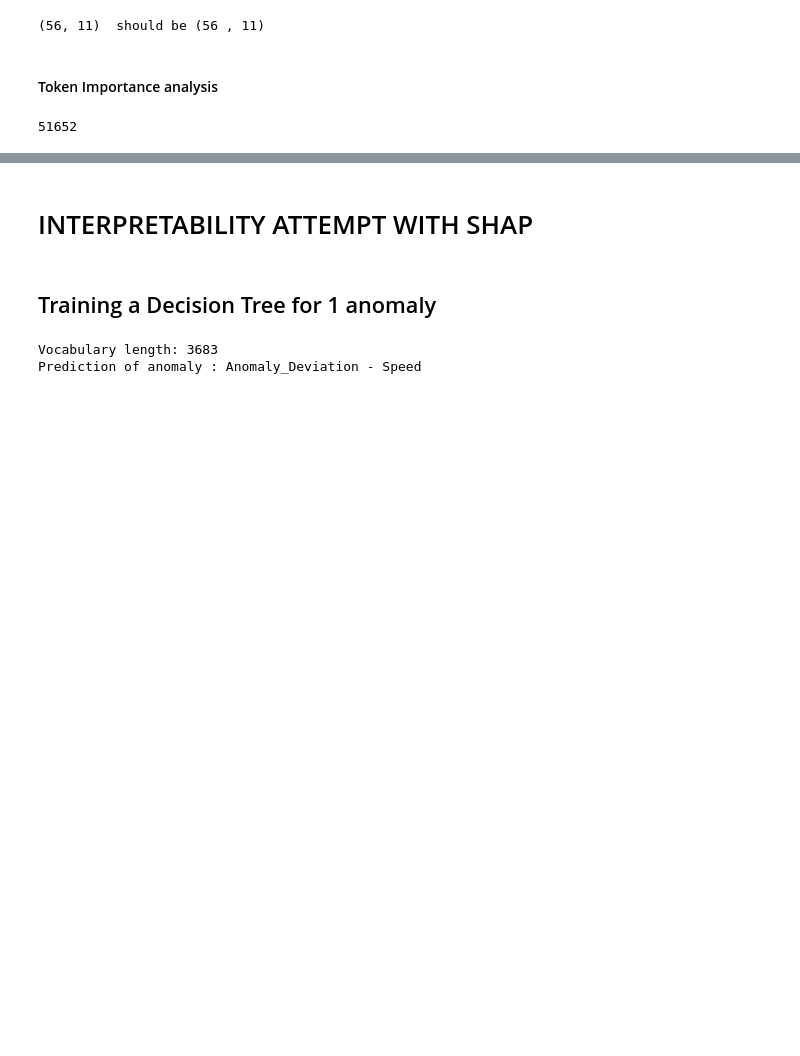
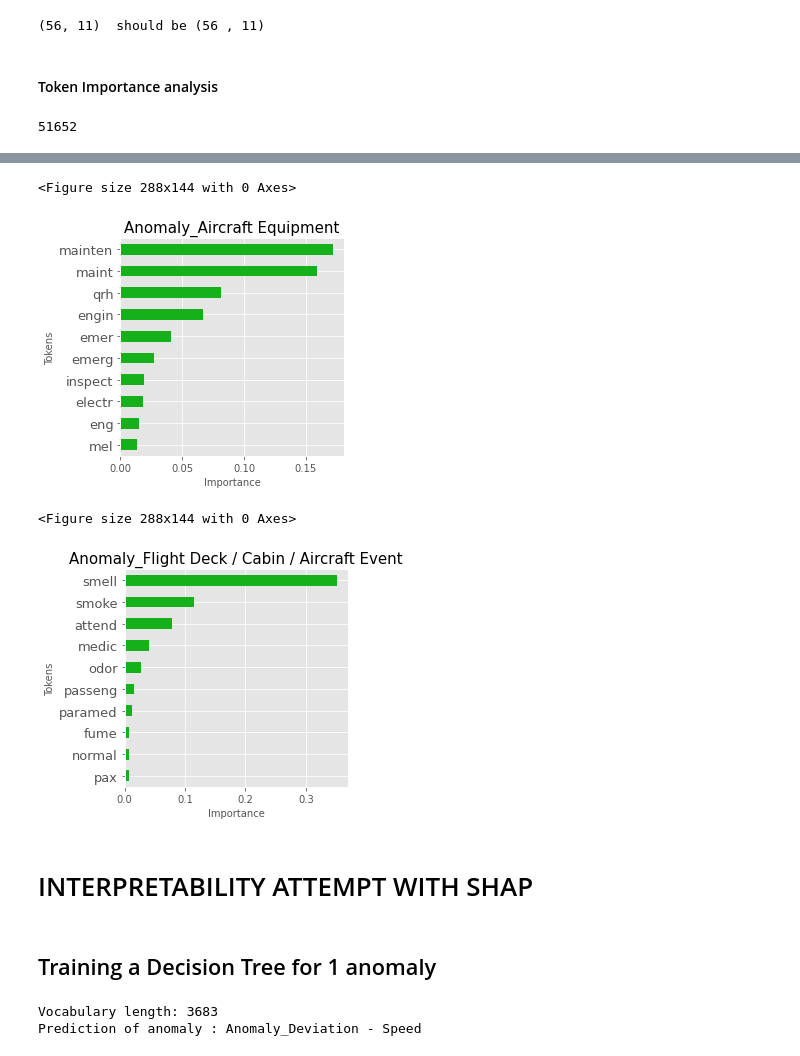
Before and after one commit to DataScientest-Studio/Aerobot, a Jupyter notebook: notebooks/main/05_1 Anomaly Prediction - Baseline Model.ipynb, the cells around one changed output, grey strips where cells are left out. Cells and saved outputs as stored; diff of their text form; code cells hidden in the pictures; blank space fills up the shorter version.

```diff
--- a/notebooks/main/05_1 Anomaly Prediction - Baseline Model.ipynb
+++ b/notebooks/main/05_1 Anomaly Prediction - Baseline Model.ipynb
@@ -484,3 +500,23 @@ for Anomaly in target.columns:
+# %%
+# Plots the top 10 most important features for each Anomaly label
+for Anomaly in [ 'Anomaly_Aircraft Equipment','Anomaly_Flight Deck / Cabin / Aircraft Event']:
+  col_importance = 'Importance_' + Anomaly
+  topfeatures = df_importances.sort_values(by = col_importance, ascending = True).tail(10)
+  fig = plt.figure(figsize=(4,2))
+  plt.style.use('ggplot')
+  plt.rcParams['axes.titlesize'] = 15
+  plt.rcParams['axes.labelsize'] = 10
+  plt.rcParams['xtick.labelsize'] = 10
+  plt.rcParams['ytick.labelsize'] = 13
+  topfeatures.set_index('token').plot.barh(  y=[col_importance],color='#15B01A',legend=None,figsize=(4,4))
+  plt.xlabel('Importance')
+  plt.ylabel('Tokens')
+  plt.title(Anomaly);
+# %% [output]
+<Figure size 288x144 with 0 Axes>
+[figure, added]
+<Figure size 288x144 with 0 Axes>
+[figure, added]
 # %% [markdown]
 # INTERPRETABILITY ATTEMPT WITH SHAP
 # %% [markdown]
```
Also changed, not shown: parts of 8 cells of this notebook, 3 other files.
